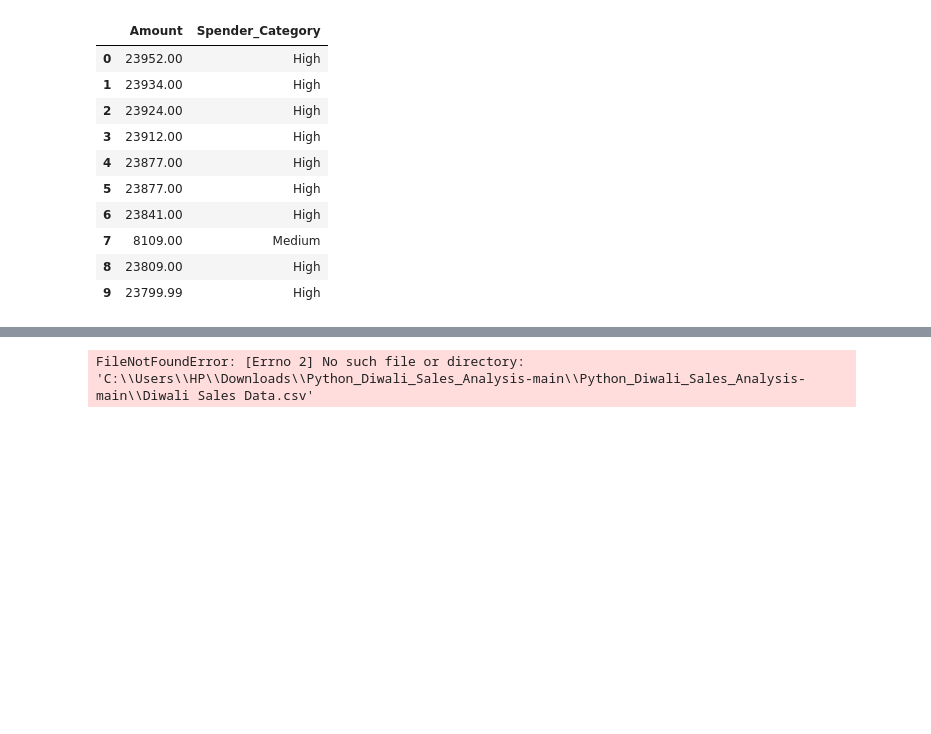
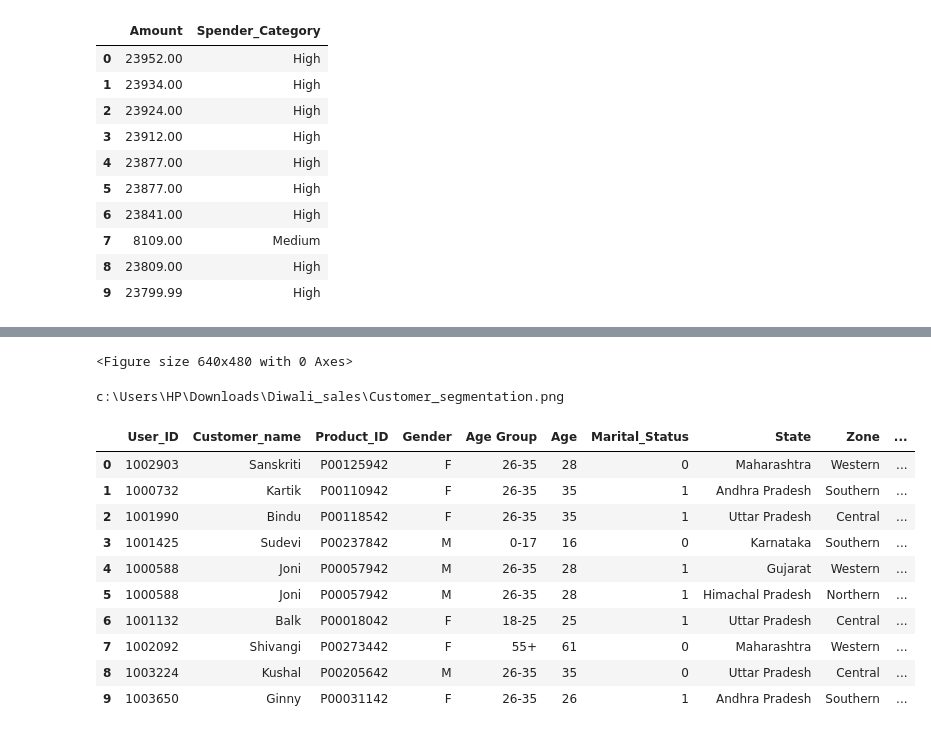
Before and after one commit to AshaKumari34/Diwali_sales, a Jupyter notebook: data vs.ipynb, the cells around one changed output, grey strips where cells are left out. Saved outputs shown, nothing was run; the diff lists cells and outputs as text; code cells hidden in the pictures; blank space fills up the shorter version.

```diff
--- a/data vs.ipynb
+++ b/data vs.ipynb
@@ -217,3 +216,27 @@ NameError: name 'df' is not defined
 # %%
+#save fig
+plt.savefig("Customer_segmentation.png",dpi=300,bbox_inches='tight')
+#show image
+plt.show()
+#location of image
+import os
+print(os.path.abspath("Customer_segmentation.png"))
+plt.show()
 # %% [output]
-FileNotFoundError: [Errno 2] No such file or directory: 'C:\\Users\\HP\\Downloads\\Python_Diwali_Sales_Analysis-main\\Python_Diwali_Sales_Analysis-main\\Diwali Sales Data.csv'
+<Figure size 640x480 with 0 Axes>
+c:\Users\HP\Downloads\Diwali_sales\Customer_segmentation.png
+# %%
+
+df.head(10)
+# %% [output]
+|  | User_ID | Customer_name | Product_ID | Gender | Age Group | Age | Marital_Status | State | Zone | ... |
+| 0 | 1002903 | Sanskriti | P00125942 | F | 26-35 | 28 | 0 | Maharashtra | Western | ... |
+| 1 | 1000732 | Kartik | P00110942 | F | 26-35 | 35 | 1 | Andhra Pradesh | Southern | ... |
+| 2 | 1001990 | Bindu | P00118542 | F | 26-35 | 35 | 1 | Uttar Pradesh | Central | ... |
+| 3 | 1001425 | Sudevi | P00237842 | M | 0-17 | 16 | 0 | Karnataka | Southern | ... |
+| 4 | 1000588 | Joni | P00057942 | M | 26-35 | 28 | 1 | Gujarat | Western | ... |
+| 5 | 1000588 | Joni | P00057942 | M | 26-35 | 28 | 1 | Himachal Pradesh | Northern | ... |
+| 6 | 1001132 | Balk | P00018042 | F | 18-25 | 25 | 1 | Uttar Pradesh | Central | ... |
+| 7 | 1002092 | Shivangi | P00273442 | F | 55+ | 61 | 0 | Maharashtra | Western | ... |
+| 8 | 1003224 | Kushal | P00205642 | M | 26-35 | 35 | 0 | Uttar Pradesh | Central | ... |
+| 9 | 1003650 | Ginny | P00031142 | F | 26-35 | 26 | 1 | Andhra Pradesh | Southern | ... |
```
Also changed, not shown: parts of 2 cells of this notebook, 10 other files.
